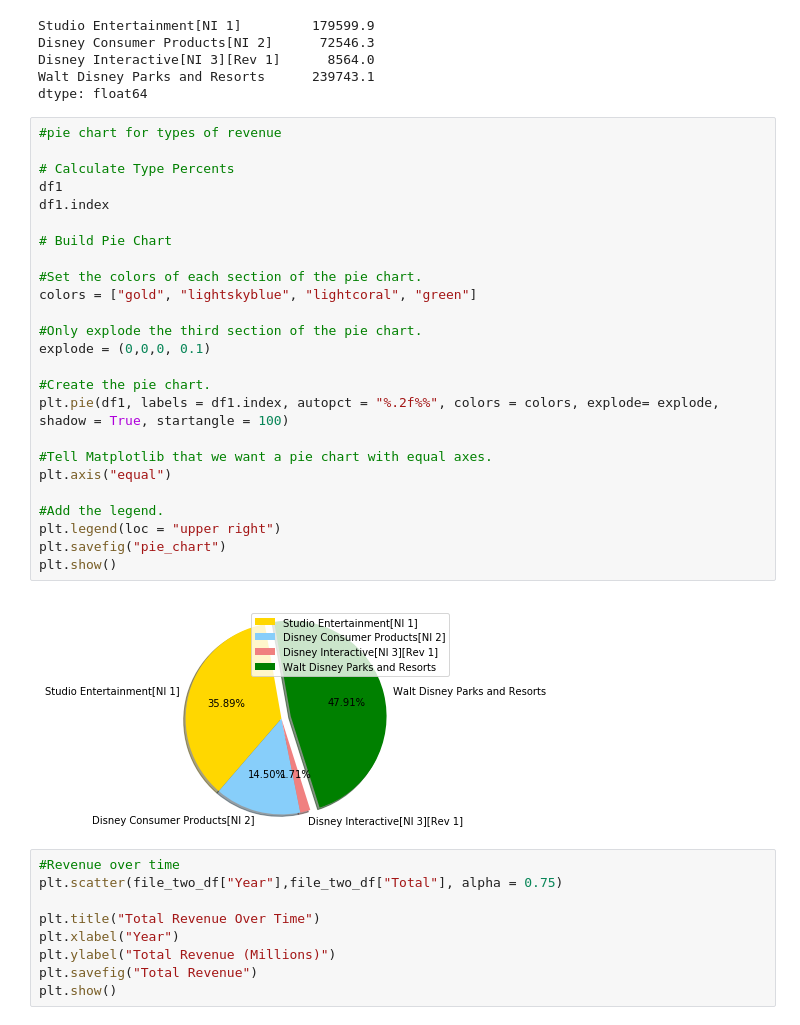
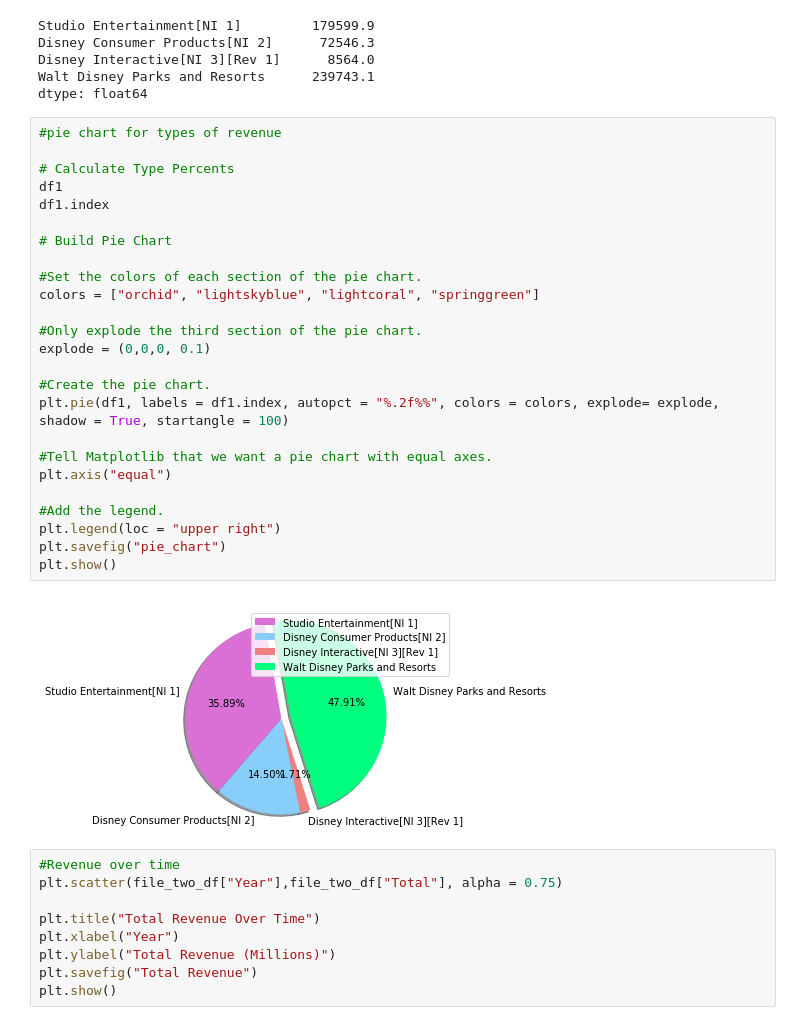
Before and after one commit to CollinCrossie/KU-Project-1, a Jupyter notebook: Aquisitions/Pixar.ipynb, the cells around one changed output. Saved outputs shown, nothing was run; the diff lists cells and outputs as text.

Commit message:
pie chart updated

```diff
--- a/Aquisitions/Pixar.ipynb
+++ b/Aquisitions/Pixar.ipynb
@@ -78,30 +79,30 @@ dtype: float64
 # %%
 #pie chart for types of revenue
 
 # Calculate Type Percents
 df1
 df1.index
 
 # Build Pie Chart
 
 #Set the colors of each section of the pie chart.
-colors = ["gold", "lightskyblue", "lightcoral", "green"]
+colors = ["orchid", "lightskyblue", "lightcoral", "springgreen"]
 
 #Only explode the third section of the pie chart.
 explode = (0,0,0, 0.1)
 
 #Create the pie chart.
 plt.pie(df1, labels = df1.index, autopct = "%.2f%%", colors = colors, explode= explode, shadow = True, startangle = 100)
 
 #Tell Matplotlib that we want a pie chart with equal axes.
 plt.axis("equal")
 
 #Add the legend.
 plt.legend(loc = "upper right")
 plt.savefig("pie_chart")
 plt.show()
 # %% [output]
-[figure, old version]
+[figure, new version]
 # %%
 #Revenue over time
 plt.scatter(file_two_df["Year"],file_two_df["Total"], alpha = 0.75)
```
Also changed, not shown: parts of 1 cell of this notebook.
